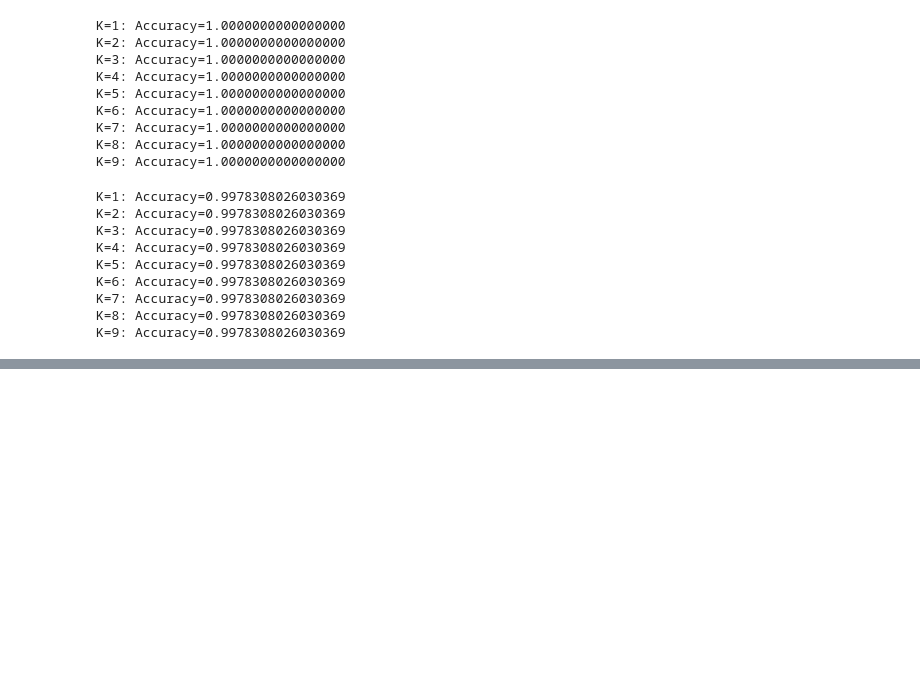
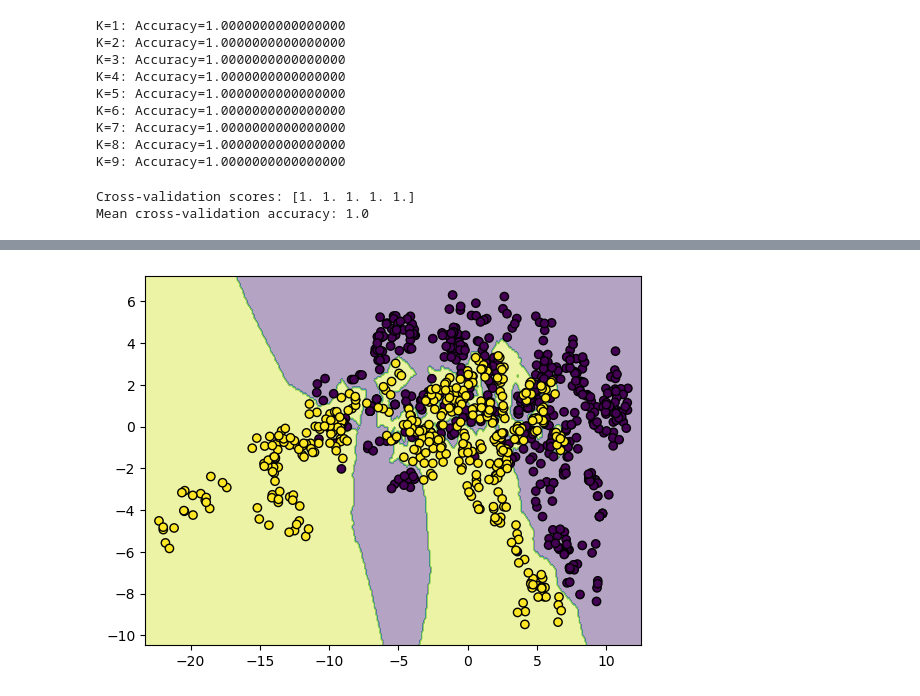
Before and after one commit to MatthewHatami/PhD_coursework, a Jupyter notebook: CSCE883/homework1/Question1.ipynb, the cells around one changed output, grey strips where cells are left out. Cells and saved outputs as stored; diff of their text form; code cells hidden in the pictures; blank space fills up the shorter version.

```diff
--- a/CSCE883/homework1/Question1.ipynb
+++ b/CSCE883/homework1/Question1.ipynb
@@ -88,21 +74,0 @@ X_test_scaled = scaler.transform(X_test)
-# %%
-k_values = [i for i in range(1, 10)]
-accuracies = []
-
-for k in k_values:
-    knn = KNeighborsClassifier(n_neighbors=k, metric='euclidean')
-    knn.fit(X_train_scaled, y_train)
-    y_pred = knn.predict(X_test_scaled)
-    acc = accuracy_score(y_test, y_pred)
-    accuracies.append(acc)
-    print(f"K={k}: Accuracy={acc:.16f}")
-# %% [output]
-K=1: Accuracy=0.9978308026030369
-K=2: Accuracy=0.9978308026030369
-K=3: Accuracy=0.9978308026030369
-K=4: Accuracy=0.9978308026030369
-K=5: Accuracy=0.9978308026030369
-K=6: Accuracy=0.9978308026030369
-K=7: Accuracy=0.9978308026030369
-K=8: Accuracy=0.9978308026030369
-K=9: Accuracy=0.9978308026030369
@@ -108,0 +78,39 @@ K=9: Accuracy=0.9978308026030369
+# %%
+from sklearn.model_selection import cross_val_score
+
+# Perform 5-fold cross-validation on the training set
+knn = KNeighborsClassifier(n_neighbors=3, metric='euclidean')  # You can change K value
+cv_scores = cross_val_score(knn, X_train, y_train, cv=5)
+
+# Print the cross-validation scores
+print(f"Cross-validation scores: {cv_scores}")
+print(f"Mean cross-validation accuracy: {np.mean(cv_scores)}")
+# %% [output]
+Cross-validation scores: [1. 1. 1. 1. 1.]
+Mean cross-validation accuracy: 1.0
+# %%
+import matplotlib.pyplot as plt
+from sklearn.decomposition import PCA
+
+# Reduce to 2D for visualization
+pca = PCA(n_components=2)
+X_train_2d = pca.fit_transform(X_train)
+
+# Fit KNN on the reduced data
+knn.fit(X_train_2d, y_train)
+
+# Create a mesh grid for visualization
+x_min, x_max = X_train_2d[:, 0].min() - 1, X_train_2d[:, 0].max() + 1
+y_min, y_max = X_train_2d[:, 1].min() - 1, X_train_2d[:, 1].max() + 1
+xx, yy = np.meshgrid(np.arange(x_min, x_max, 0.1),
+                     np.arange(y_min, y_max, 0.1))
+
+# Predict for the grid to visualize the boundary
+Z = knn.predict(np.c_[xx.ravel(), yy.ravel()])
+Z = Z.reshape(xx.shape)
+
+# Plot the boundary and training points
+plt.contourf(xx, yy, Z, alpha=0.4)
+plt.scatter(X_train_2d[:, 0], X_train_2d[:, 1], c=y_train, marker='o', edgecolor='k')
+plt
+# %% [output]
@@ -108,0 +118 @@ K=9: Accuracy=0.9978308026030369
+[figure, added]
```
Also changed, not shown: parts of 5 cells of this notebook, 1 other file.
